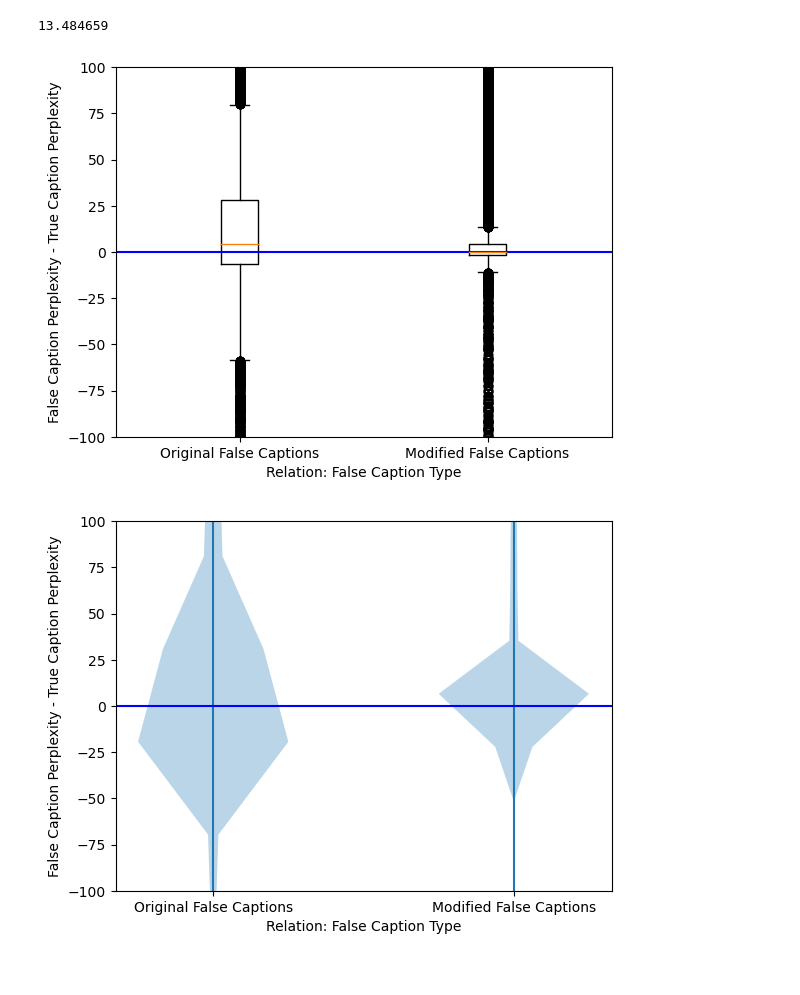
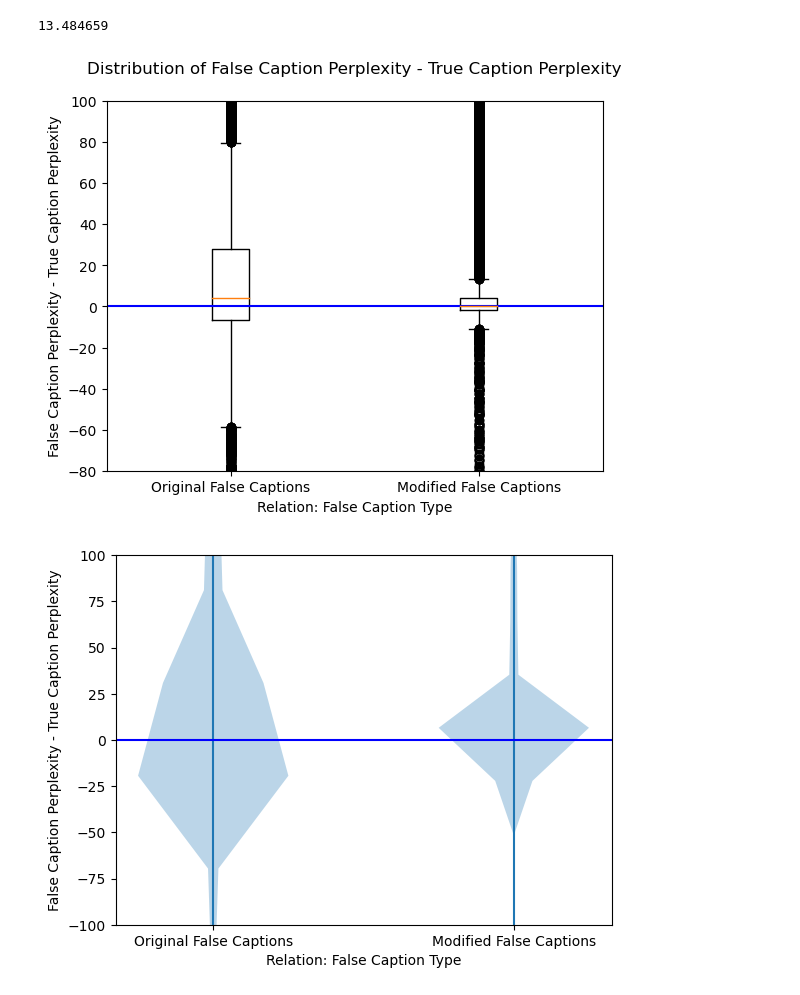
Before and after one commit to ewang-pu/CompVLMs, a Jupyter notebook: vision-language-models-are-bows/notebooks/bias.ipynb, the cells around one changed output. Cells and saved outputs as stored; diff of their text form; code cells hidden in the pictures.

```diff
--- a/vision-language-models-are-bows/notebooks/bias.ipynb
+++ b/vision-language-models-are-bows/notebooks/bias.ipynb
@@ -85,16 +146,17 @@ rel_gap_new.mean()
 # %%
 import matplotlib.pyplot as plt
 
 plt.xlabel("Relation: False Caption Type")
 plt.ylabel("False Caption Perplexity - True Caption Perplexity")
 plt.boxplot([rel_gap_og, rel_gap_new])
 plt.axhline(y=0.0, color='b', linestyle='-')
 plt.xticks([1, 2], ['Original False Captions', 'Modified False Captions'])
 # show plot
-plt.ylim(-100, 100)
+plt.ylim(-80, 100)
+plt.title("Distribution of False Caption Perplexity - True Caption Perplexity", pad = 20)
 plt.show()
 # %% [output]
-[figure, old version]
+[figure, new version]
 # %%
 import matplotlib.pyplot as plt
 
```
Also changed, not shown: parts of 11 cells of this notebook, 17 other files.
